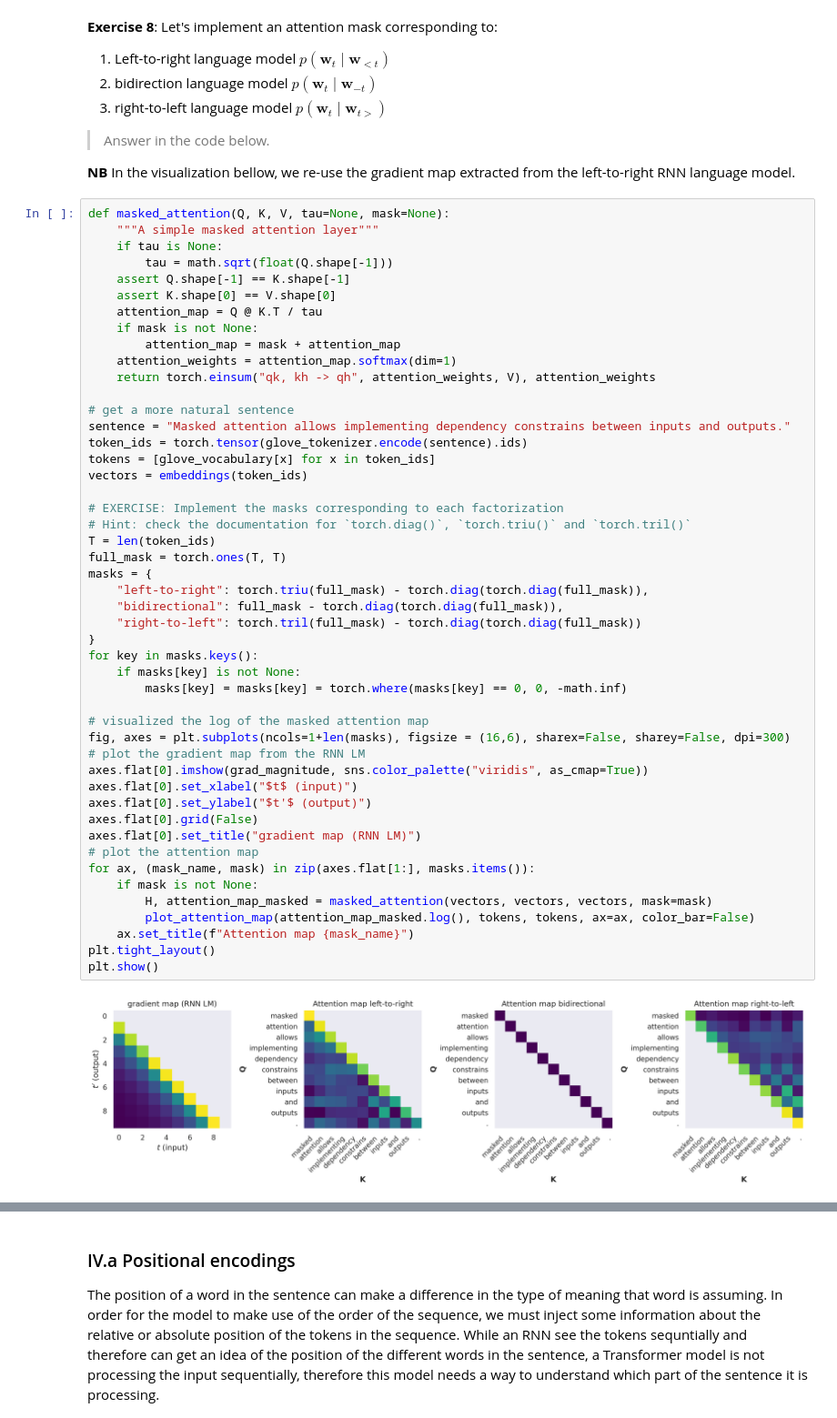
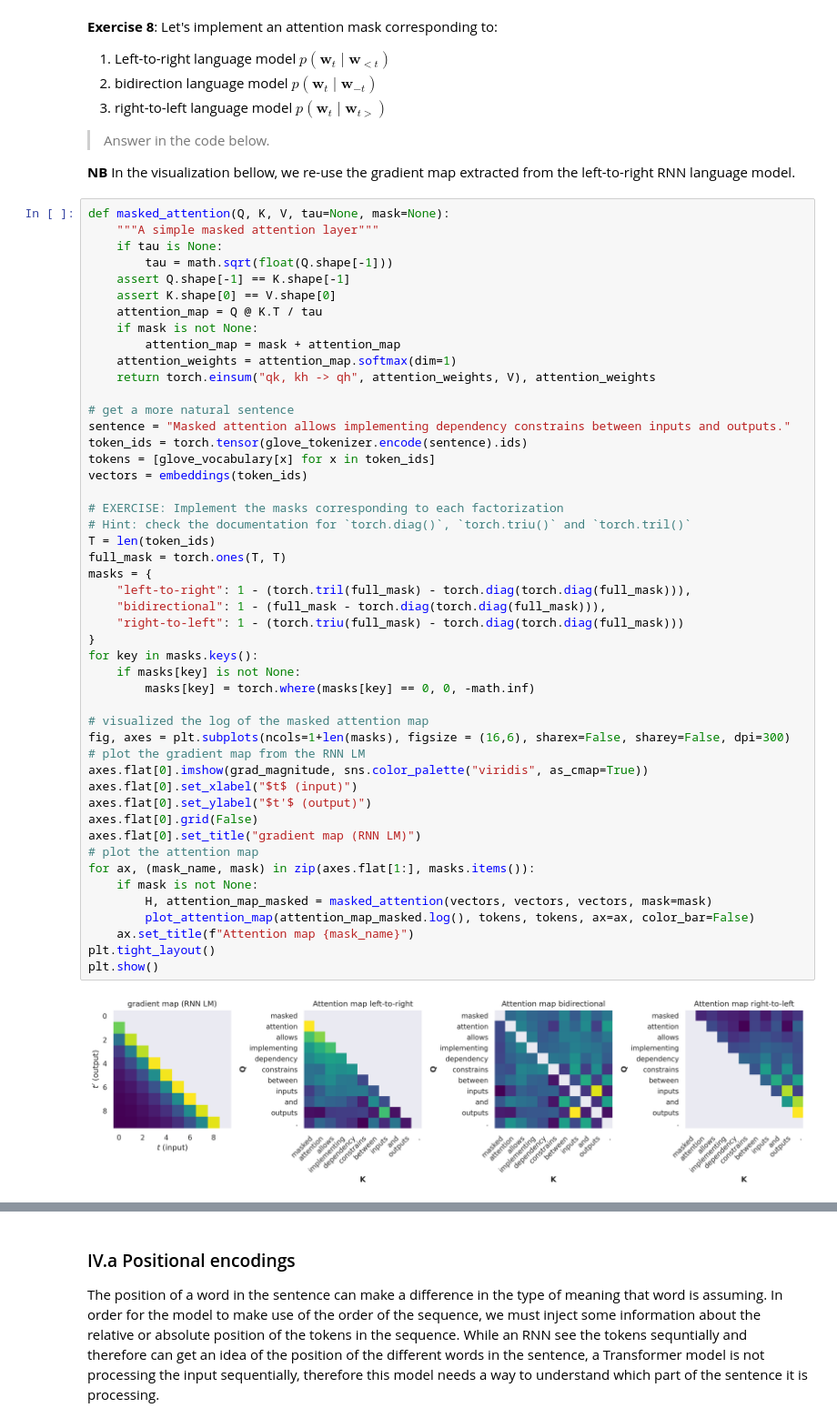
Before and after one commit to samyhaff/02456-deep-learning-with-PyTorch, a Jupyter notebook: 5_Transformers/5_1_EXE_deep_learning_with_transformers.ipynb, the cells around one changed output, grey strips where cells are left out. Shown at 91% size. Cells and saved outputs as stored; diff of their text form.

```diff
--- a/5_Transformers/5_1_EXE_deep_learning_with_transformers.ipynb
+++ b/5_Transformers/5_1_EXE_deep_learning_with_transformers.ipynb
@@ -906,38 +906,38 @@ sentence = "Masked attention allows implementing dependency constrains between i
 token_ids = torch.tensor(glove_tokenizer.encode(sentence).ids)
 tokens = [glove_vocabulary[x] for x in token_ids]
 vectors = embeddings(token_ids)
 
 # EXERCISE: Implement the masks corresponding to each factorization
 # Hint: check the documentation for `torch.diag()`, `torch.triu()` and `torch.tril()`
 T = len(token_ids)
 full_mask = torch.ones(T, T)
 masks = {
-    "left-to-right": torch.triu(full_mask) - torch.diag(torch.diag(full_mask)),
-    "bidirectional": full_mask - torch.diag(torch.diag(full_mask)),
-    "right-to-left": torch.tril(full_mask) - torch.diag(torch.diag(full_mask))
+    "left-to-right": 1 - (torch.tril(full_mask) - torch.diag(torch.diag(full_mask))),
+    "bidirectional": 1 - (full_mask - torch.diag(torch.diag(full_mask))),
+    "right-to-left": 1 - (torch.triu(full_mask) - torch.diag(torch.diag(full_mask)))
 }
 for key in masks.keys():
     if masks[key] is not None:
-        masks[key] = masks[key] = torch.where(masks[key] == 0, 0, -math.inf)
+        masks[key] = torch.where(masks[key] == 0, 0, -math.inf)
 
 # visualized the log of the masked attention map
 fig, axes = plt.subplots(ncols=1+len(masks), figsize = (16,6), sharex=False, sharey=False, dpi=300)
 # plot the gradient map from the RNN LM
 axes.flat[0].imshow(grad_magnitude, sns.color_palette("viridis", as_cmap=True))
 axes.flat[0].set_xlabel("$t$ (input)")
 axes.flat[0].set_ylabel("$t'$ (output)")
 axes.flat[0].grid(False)
 axes.flat[0].set_title("gradient map (RNN LM)")
 # plot the attention map
 for ax, (mask_name, mask) in zip(axes.flat[1:], masks.items()):
     if mask is not None:
         H, attention_map_masked = masked_attention(vectors, vectors, vectors, mask=mask)
         plot_attention_map(attention_map_masked.log(), tokens, tokens, ax=ax, color_bar=False)
     ax.set_title(f"Attention map {mask_name}")
 plt.tight_layout()
 plt.show()
 # %% [output]
-[figure, old version]
+[figure, new version]
 # %% [markdown]
 ----
 ## IV. Transformers
```
Also changed, not shown: parts of 6 cells of this notebook.
